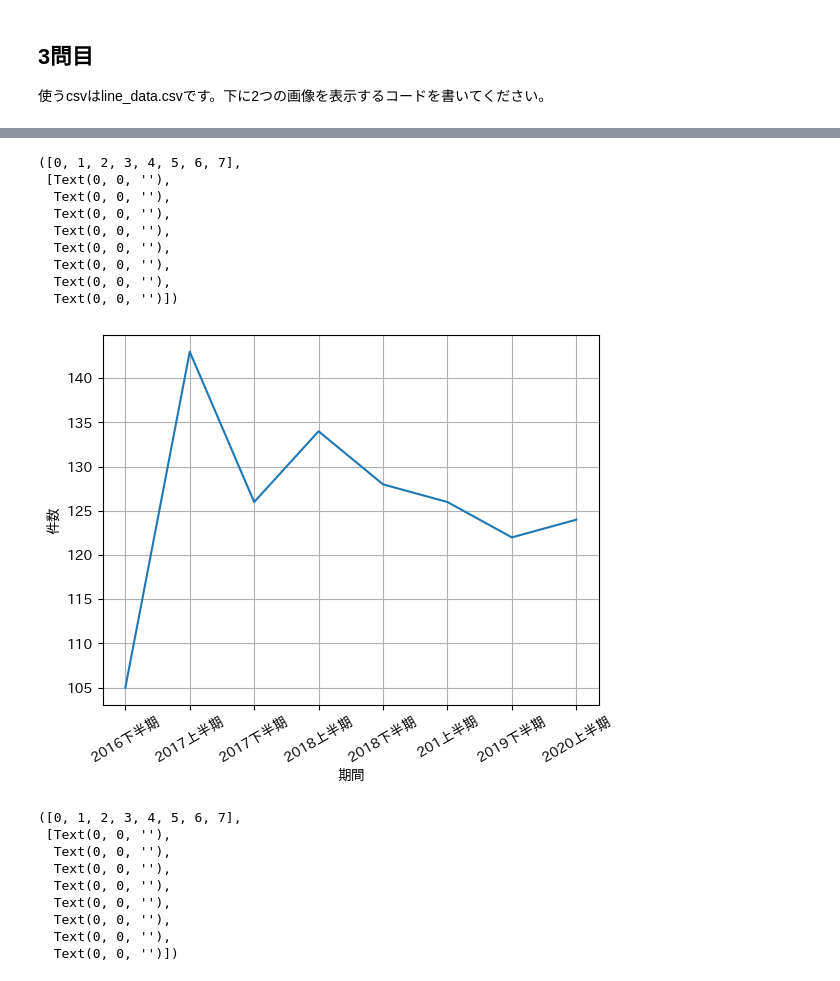
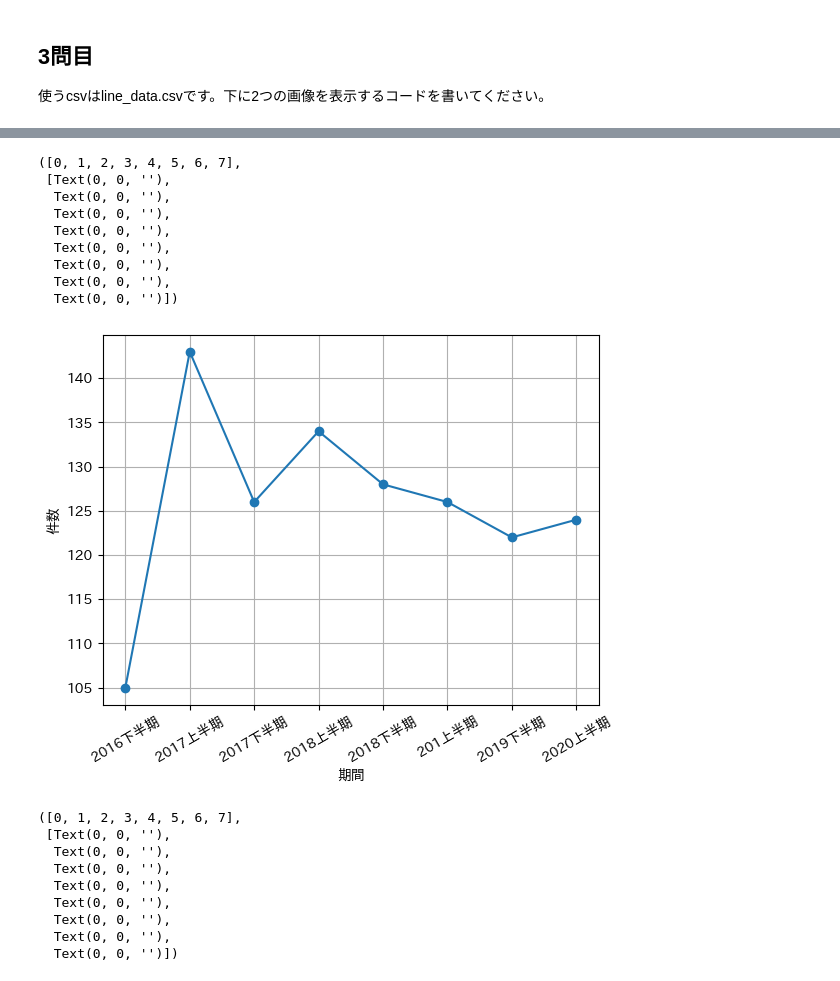
Before and after one commit to Miya-village/BasicPython, a Jupyter notebook: matplotlib_exercise.ipynb, the cells around one changed output, grey strips where cells are left out. Cells and saved outputs as stored; diff of their text form; code cells hidden in the pictures.

```diff
--- a/matplotlib_exercise.ipynb
+++ b/matplotlib_exercise.ipynb
@@ -56,25 +56,25 @@ plt.grid(True)
 # %%
 df3 = pd.read_csv("data/line_data.csv")
 # %%
-plt.plot(df3["期間"], df3["件数"])
+plt.plot(df3["期間"], df3["件数"], marker = "o")
 
 plt.xlabel("期間")
 plt.ylabel("件数")
 
 plt.grid(True)
 
 plt.xticks(rotation = 30)
 # %% [output]
 ([0, 1, 2, 3, 4, 5, 6, 7],
  [Text(0, 0, ''),
   Text(0, 0, ''),
   Text(0, 0, ''),
   Text(0, 0, ''),
   Text(0, 0, ''),
   Text(0, 0, ''),
   Text(0, 0, ''),
   Text(0, 0, '')])
-[figure, old version]
+[figure, new version]
 # %%
 plt.bar(df3["期間"], df3["費用"])
 
```
